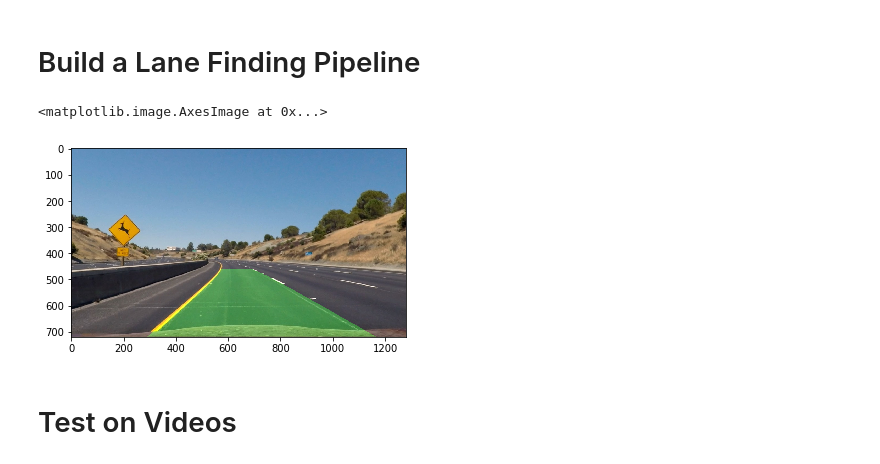
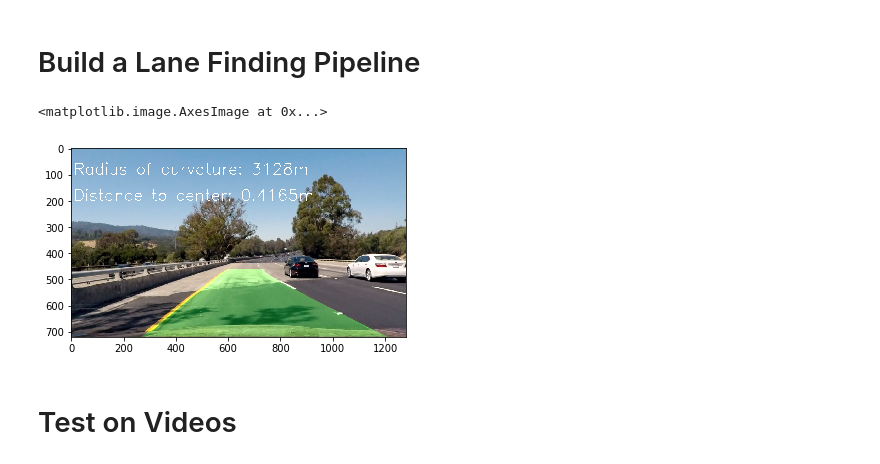
Before and after one commit to ChengJoyceJi/CarND-Advanced-Lane-Lines, a Jupyter notebook: P2.ipynb, the cells around one changed output. Drawn from its saved outputs; the diff is of its cells as text; code cells hidden in the pictures.

Commit message:
improve video output

```diff
--- a/P2.ipynb
+++ b/P2.ipynb
@@ -434,7 +549,7 @@ print(left_curverad, 'm', right_curverad, 'm')
 # %% [markdown]
 ### Warp the detected lane boundaries back onto the original image.
 # %%
-def new_warp(image, undist):
+def new_warp(image, undist, ploty, left_fitx, right_fitx):
     # Create an image to draw the lines on
     warp_zero = np.zeros_like(image).astype(np.uint8)
     color_warp = np.dstack((warp_zero, warp_zero, warp_zero))
@@ -453,6 +568,7 @@ def new_warp(image, undist):
     result = cv2.addWeighted(undist, 1, newwarp, 0.3, 0)
     return result
 
-result = new_warp(warped, undist)
-plt.imshow(result)
+new_warp_result = new_warp(warped, undist, ploty, left_fitx, right_fitx)
+plt.imshow(new_warp_result)
+mpimg.imsave('output_images/'+'new_warp_'+image_name, new_warp_result, cmap='gray')
 # %% [output]
@@ -460,3 +575,13 @@ plt.imshow(result)
 [figure]
 # %% [markdown]
 ### Output visual display of the lane boundaries and numerical estimation of lane curvature and vehicle position.
+# %%
+def add_curvature_distance_text(image, curvature, distance):
+    image = image.copy()
+    cv2.putText(image, 'Radius of curvature: ' + str(int(curvature)) + 'm', (10, 100), 0, 2, (255,255,255), 2)
+    cv2.putText(image, 'Distance to center: ' + str(round(distance, 4)) + 'm', (10, 200), 0, 2, (255,255,255), 2)
+    return image
+
+output_with_text = add_curvature_distance_text(new_warp_result, curvature, distance)
+plt.imshow(output_with_text)
+mpimg.imsave('output_images/'+'output_with_text_'+image_name, output_with_text, cmap='gray')
@@ -465,24 +592,40 @@ plt.imshow(result)
 # %%
 def pipeline(image):
     img_size = (image.shape[1], image.shape[0])
+    src = np.float32(
+        [[(img_size[0] / 2) - 55, img_size[1] / 2 + 100],
+        [((img_size[0] / 6) - 10), img_size[1]],
+        [(img_size[0] * 5 / 6) + 60, img_size[1]],
+        [(img_size[0] / 2 + 55), img_size[1] / 2 + 100]])
+    dst = np.float32(
+        [[(img_size[0] / 4), 0],
+        [(img_size[0] / 4), img_size[1]],
+        [(img_size[0] * 3 / 4), img_size[1]],
+        [(img_size[0] * 3 / 4), 0]])
+    M = cv2.getPerspectiveTransform(src, dst)
+    M_inverse = cv2.getPerspectiveTransform(dst, src)
+
     # undistort the image
     undist = undistort(image)
     # Apply color and gradiant
     _, binary = color_and_gradients(undist)
     # Apply perspective transform
     warped = cv2.warpPerspective(binary, M, img_size)
     # Find lane boundary
-    _, ploty, left_fit, right_fit, left_fitx, right_fitx = fit_polynomial(warped)
+    out_image, ploty, left_fit, right_fit, left_fitx, right_fitx = fit_polynomial(warped)
     # Calculate curvature of the lane and vehicle position with respect to center
-    measure_curvature_real(ploty, left_fit, right_fit)
+    curvature = measure_curvature_real(ploty, left_fit, right_fit)
+    distance = distance_to_center(warped, ploty, left_fit, right_fit)
     # Warp the lane boundaries back onto the original image
-    result = new_warp(warped, undist)
-    return result
+    unwarped_with_boundries = new_warp(warped, undist, ploty, left_fitx, right_fitx)
+    output_result = add_curvature_distance_text(unwarped_with_boundries, curvature, distance)
+    return output_result
 
+test_image = mpimg.imread('test_images/test4.jpg')
 plt.imshow(pipeline(test_image))
 # %% [output]
 <matplotlib.image.AxesImage at 0x...>
-[figure, old version]
+[figure, new version]
 # %% [markdown]
 # Test on Videos
 # %%
```
Also changed, not shown: parts of 13 cells of this notebook, 19 other files.
